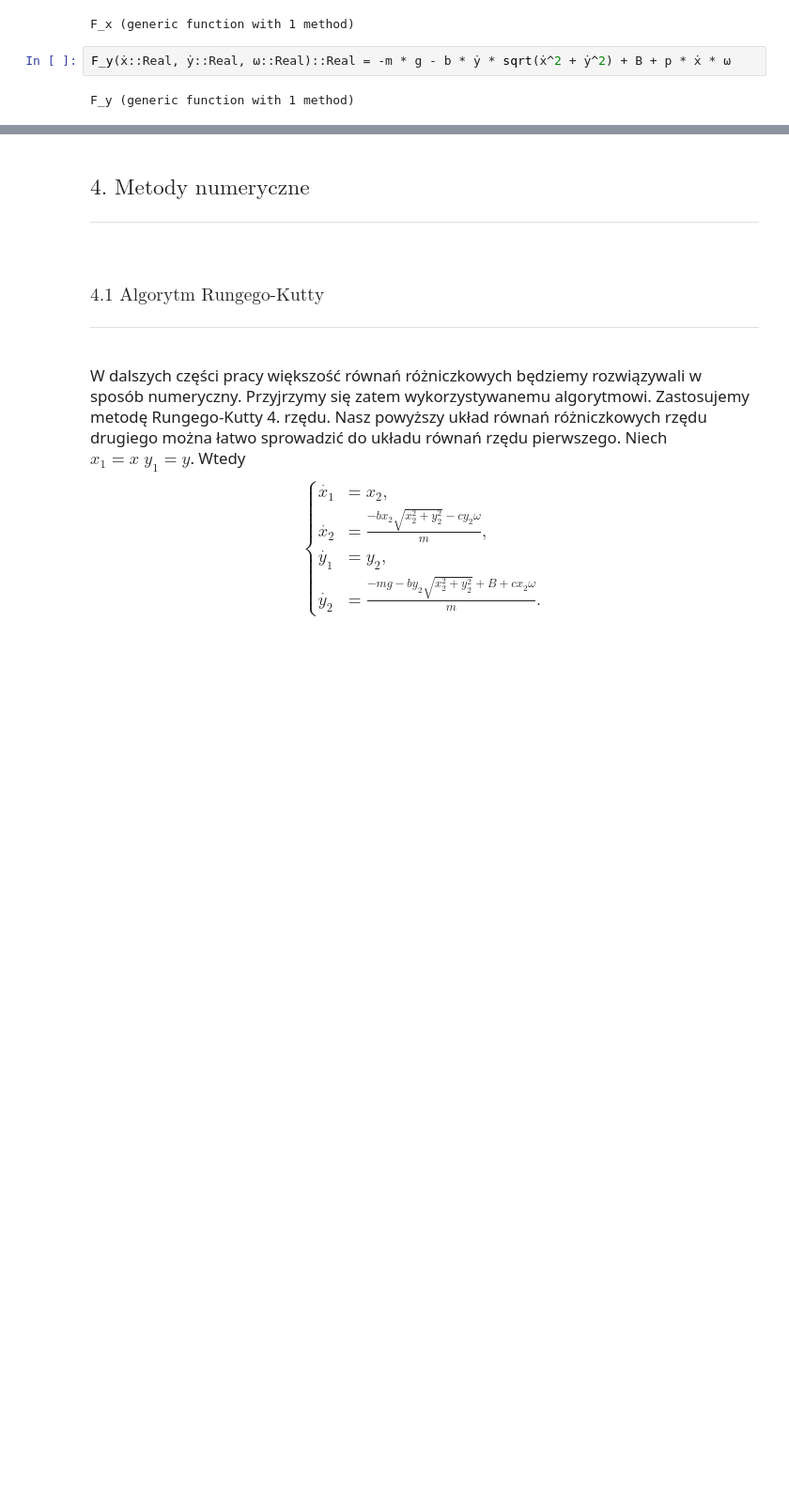
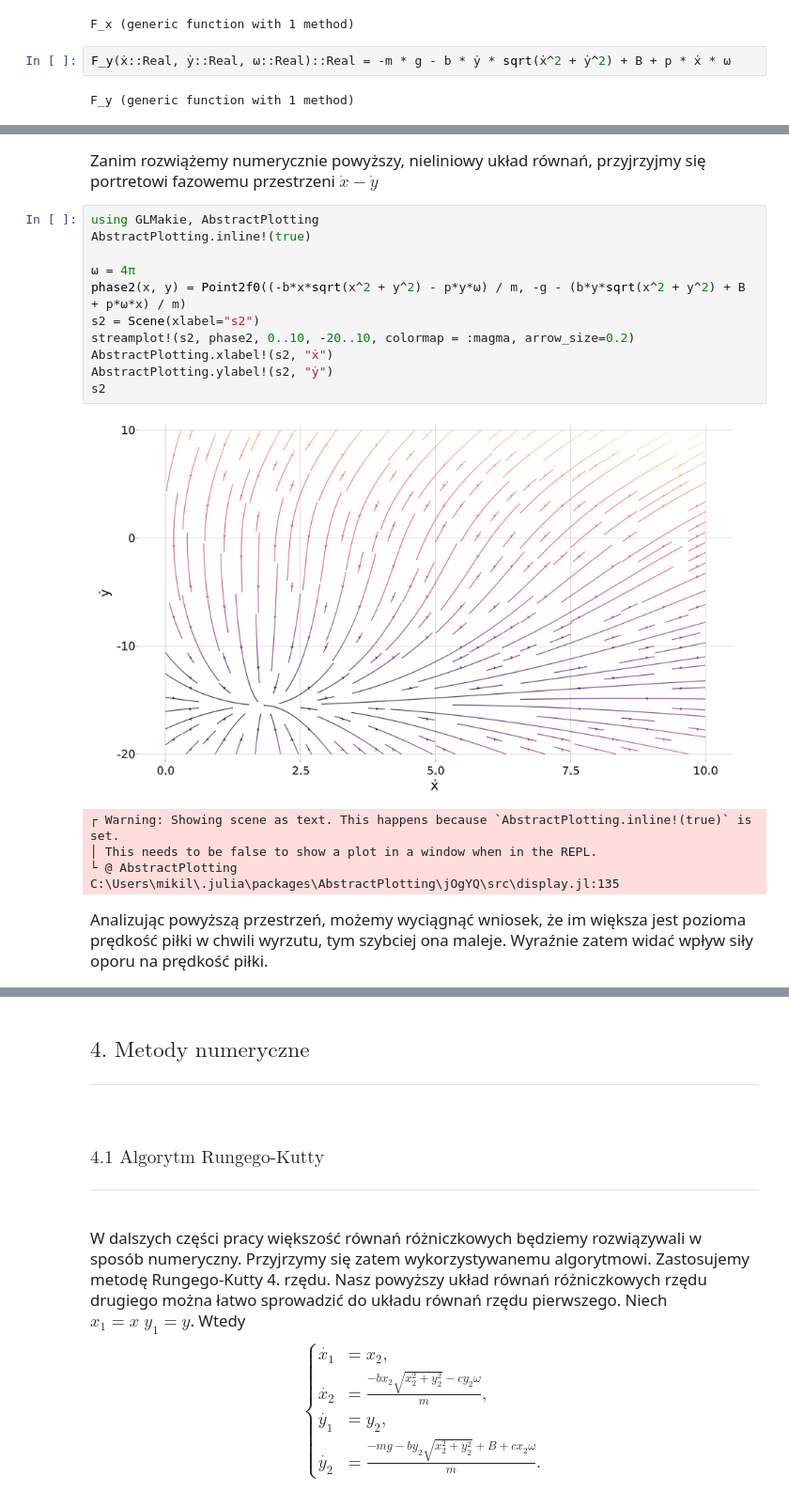
Before and after one commit to MarcinBear/ODE-project, a Jupyter notebook: main.ipynb, the cells around one changed output, grey strips where cells are left out. Shown at 94% size. Cells and saved outputs as stored; diff of their text form; blank space fills up the shorter version.

```diff
--- a/main.ipynb
+++ b/main.ipynb
@@ -257,3 +231,25 @@ function F(t::Real, u::AbstractArray)::AbstractArray
 end
 # %% [output]
 F (generic function with 1 method)
+# %% [markdown]
+<span style='font-size:larger;font-family:"Didot"'>
+Zanim rozwiążemy numerycznie powyższy, nieliniowy układ równań, przyjrzyjmy się portretowi fazowemu przestrzeni $\dot{x} - \dot{y}$
+# %%
+using GLMakie, AbstractPlotting
+AbstractPlotting.inline!(true)
+
+ω = 4π
+phase2(x, y) = Point2f0((-b*x*sqrt(x^2 + y^2) - p*y*ω) / m, -g - (b*y*sqrt(x^2 + y^2) + B + p*ω*x) / m)
+s2 = Scene(xlabel="s2")
+streamplot!(s2, phase2, 0..10, -20..10, colormap = :magma, arrow_size=0.2)
+AbstractPlotting.xlabel!(s2, "ẋ")
+AbstractPlotting.ylabel!(s2, "ẏ")
+s2
+# %% [output]
+[figure, added]
+┌ Warning: Showing scene as text. This happens because `AbstractPlotting.inline!(true)` is set.
+│ This needs to be false to show a plot in a window when in the REPL.
+└ @ AbstractPlotting C:\Users\mikil\.julia\packages\AbstractPlotting\jOgYQ\src\display.jl:135
+# %% [markdown]
+<span style='font-size:larger;font-family:"Didot"'>
+Analizując powyższą przestrzeń, możemy wyciągnąć wniosek, że im większa jest pozioma prędkość piłki w chwili wyrzutu, tym szybciej ona maleje. Wyraźnie zatem widać wpływ siły oporu na prędkość piłki.
```
Also changed, not shown: parts of 22 cells of this notebook, 1 other file.
